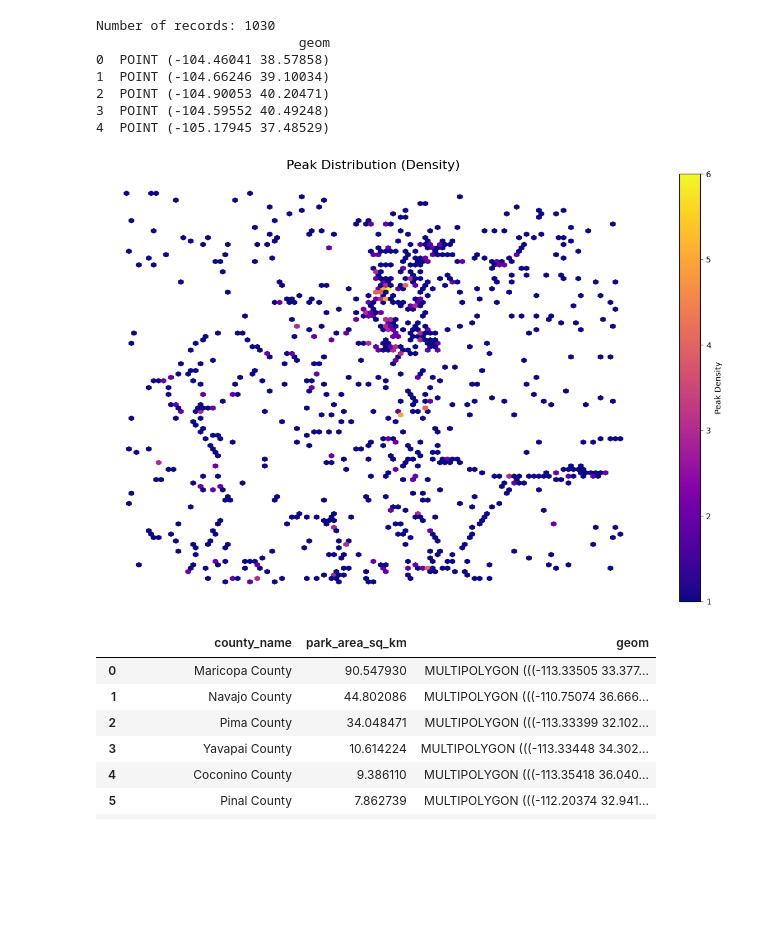
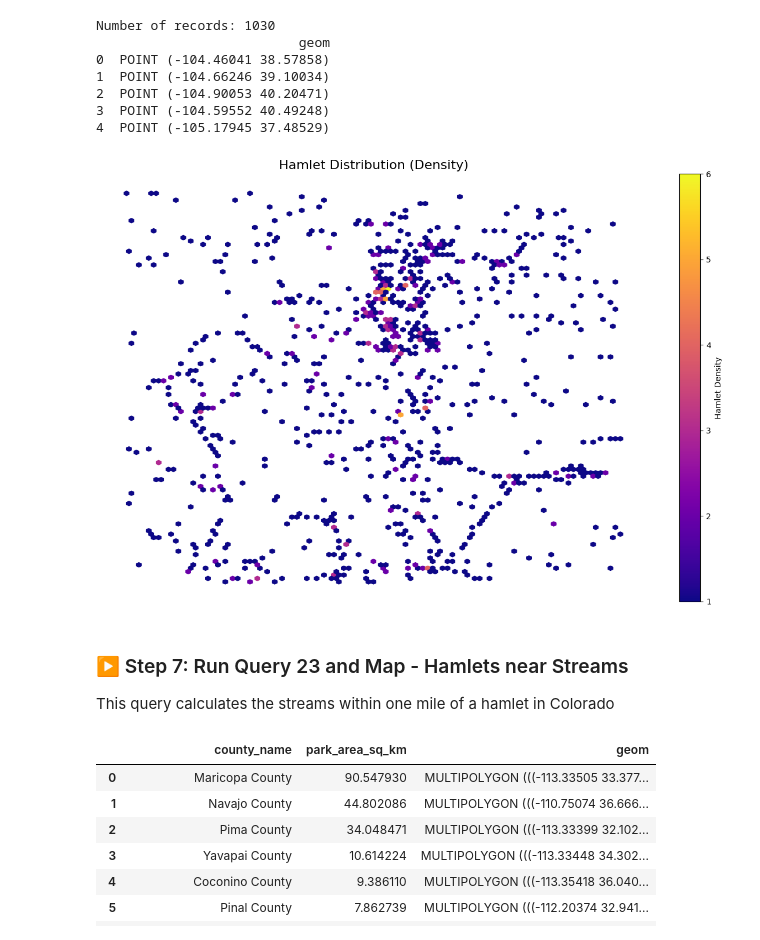
Before and after one commit to Thompson-Anita/gist604b-osm-postgis-fa26, a Jupyter notebook: notebooks/osm_postgis_queries_colorado_Thompson.ipynb, the cells around one changed output. Cells and saved outputs as stored; diff of their text form; code cells hidden in the pictures; blank space fills up the shorter version.

```diff
--- a/notebooks/osm_postgis_queries_colorado_Thompson.ipynb
+++ b/notebooks/osm_postgis_queries_colorado_Thompson.ipynb
@@ -327,29 +327,33 @@ Number of records: 1030
 # %%
 # Extract coordinates
 x = query_2_results.geometry.x
 y = query_2_results.geometry.y
 
 fig, ax = plt.subplots(figsize=(12, 8))
 
 # Hexbin density plot (heatmap-style)
 hb = ax.hexbin(
     x, y,
     gridsize=100,
     cmap="plasma",
     mincnt=1
 )
 
 # Colorbar
 cb = fig.colorbar(hb, ax=ax)
-cb.set_label("Peak Density")
+cb.set_label("Hamlet Density")
 
-ax.set_title("Peak Distribution (Density)", fontsize=16)
+ax.set_title("Hamlet Distribution (Density)", fontsize=16)
 ax.set_axis_off()
 
 plt.tight_layout()
 plt.show()
 # %% [output]
-[figure, old version]
+[figure, new version]
+# %% [markdown]
+### ▶️ Step 7: Run Query 23 and Map - Hamlets near Streams
+
+This query calculates the streams within one mile of a hamlet in Colorado
 # %%
 query_2_file = Path("../sql/arizona/02_osm_park_area_by_county.sql")
 
```
Also changed, not shown: parts of 1 cell of this notebook.
